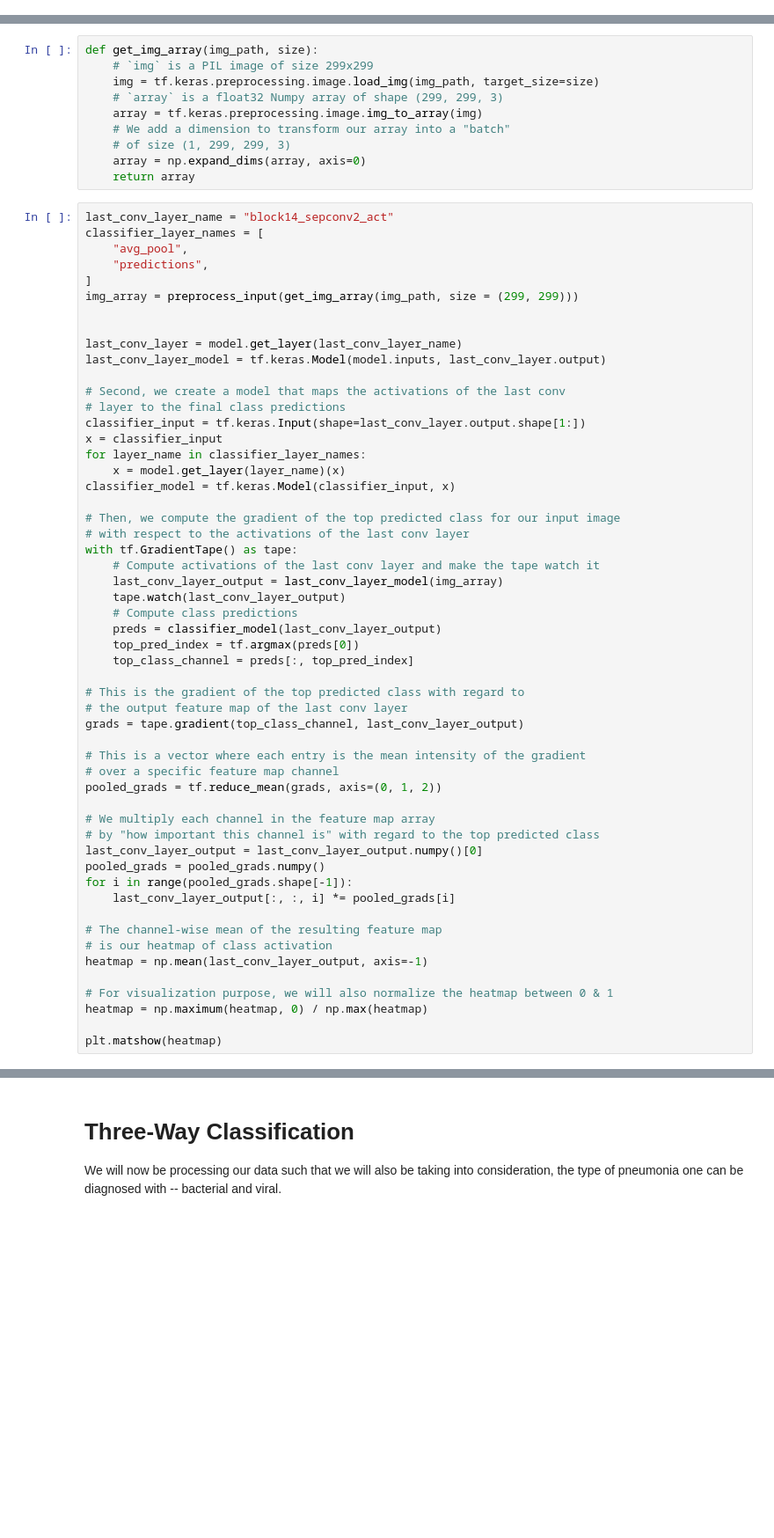
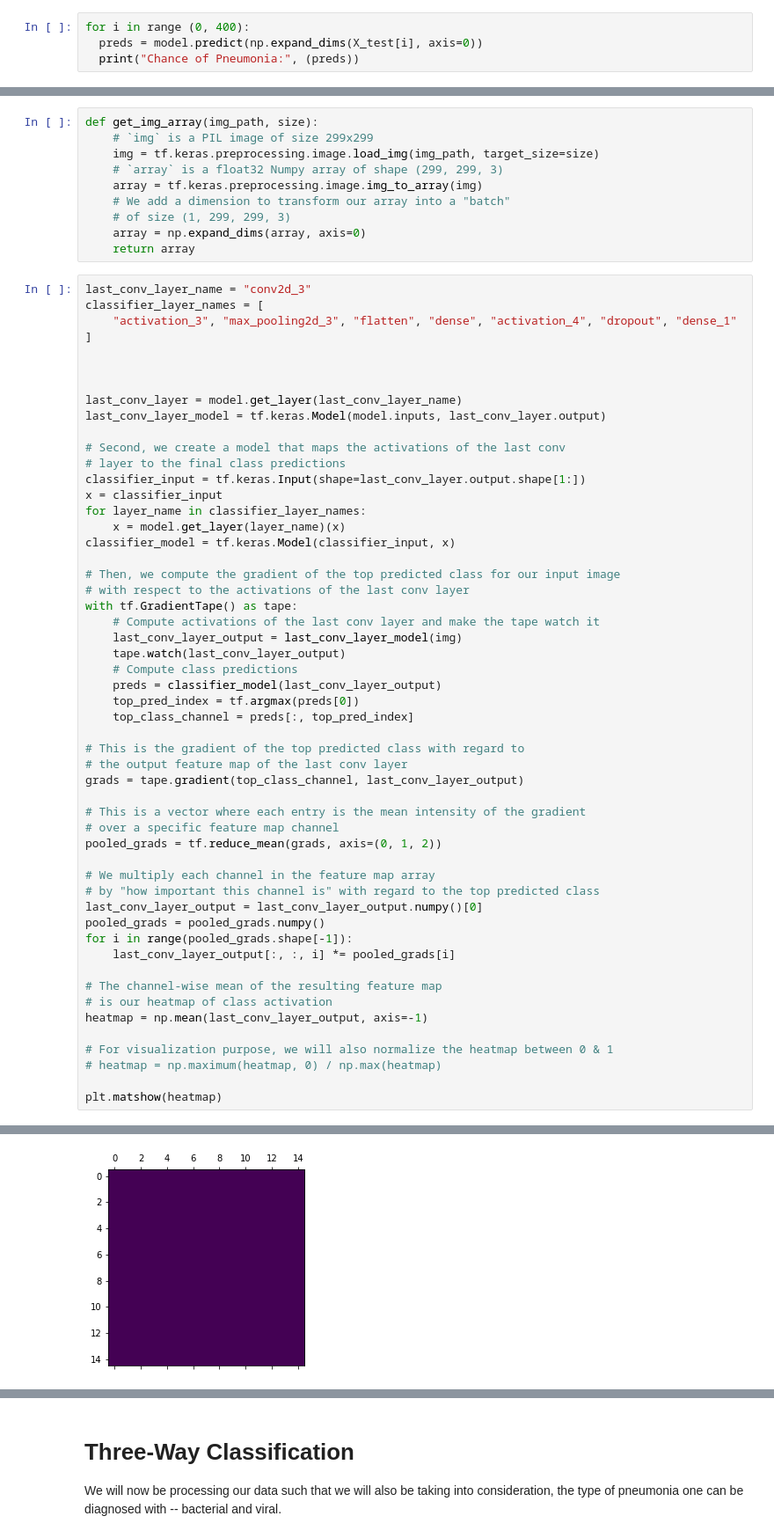
Before and after one commit to xkumachii/pneumonia, a Jupyter notebook: pneumonia_playaround_testing.ipynb, the cells around one changed output, grey strips where cells are left out. Shown: that part at 88% size. Saved outputs shown, nothing was run; the diff lists cells and outputs as text; blank space fills up the shorter version.

```diff
--- a/pneumonia_playaround_testing.ipynb
+++ b/pneumonia_playaround_testing.ipynb
@@ -280,0 +295,4 @@ WARNING:tensorflow:Your input ran out of data; interrupting training. Make sure
+# %%
+for i in range (0, 400):
+  preds = model.predict(np.expand_dims(X_test[i], axis=0))
+  print("Chance of Pneumonia:", (preds))
@@ -393,12 +483,11 @@ def get_img_array(img_path, size):
     array = np.expand_dims(array, axis=0)
     return array
 # %%
-last_conv_layer_name = "block14_sepconv2_act"
+last_conv_layer_name = "conv2d_3"
 classifier_layer_names = [
-    "avg_pool",
-    "predictions",
+    "activation_3", "max_pooling2d_3", "flatten", "dense", "activation_4", "dropout", "dense_1"
 ]
-img_array = preprocess_input(get_img_array(img_path, size = (299, 299)))
+
 
 
 last_conv_layer = model.get_layer(last_conv_layer_name)
@@ -416,7 +505,7 @@ classifier_model = tf.keras.Model(classifier_input, x)
 # with respect to the activations of the last conv layer
 with tf.GradientTape() as tape:
     # Compute activations of the last conv layer and make the tape watch it
-    last_conv_layer_output = last_conv_layer_model(img_array)
+    last_conv_layer_output = last_conv_layer_model(img)
     tape.watch(last_conv_layer_output)
     # Compute class predictions
     preds = classifier_model(last_conv_layer_output)
@@ -443,6 +532,7 @@ for i in range(pooled_grads.shape[-1]):
 heatmap = np.mean(last_conv_layer_output, axis=-1)
 
 # For visualization purpose, we will also normalize the heatmap between 0 & 1
-heatmap = np.maximum(heatmap, 0) / np.max(heatmap)
+# heatmap = np.maximum(heatmap, 0) / np.max(heatmap)
 
 plt.matshow(heatmap)
+# %% [output]
@@ -448,0 +540 @@ plt.matshow(heatmap)
+[figure, added]
```
Also changed, not shown: parts of 41 cells of this notebook.
